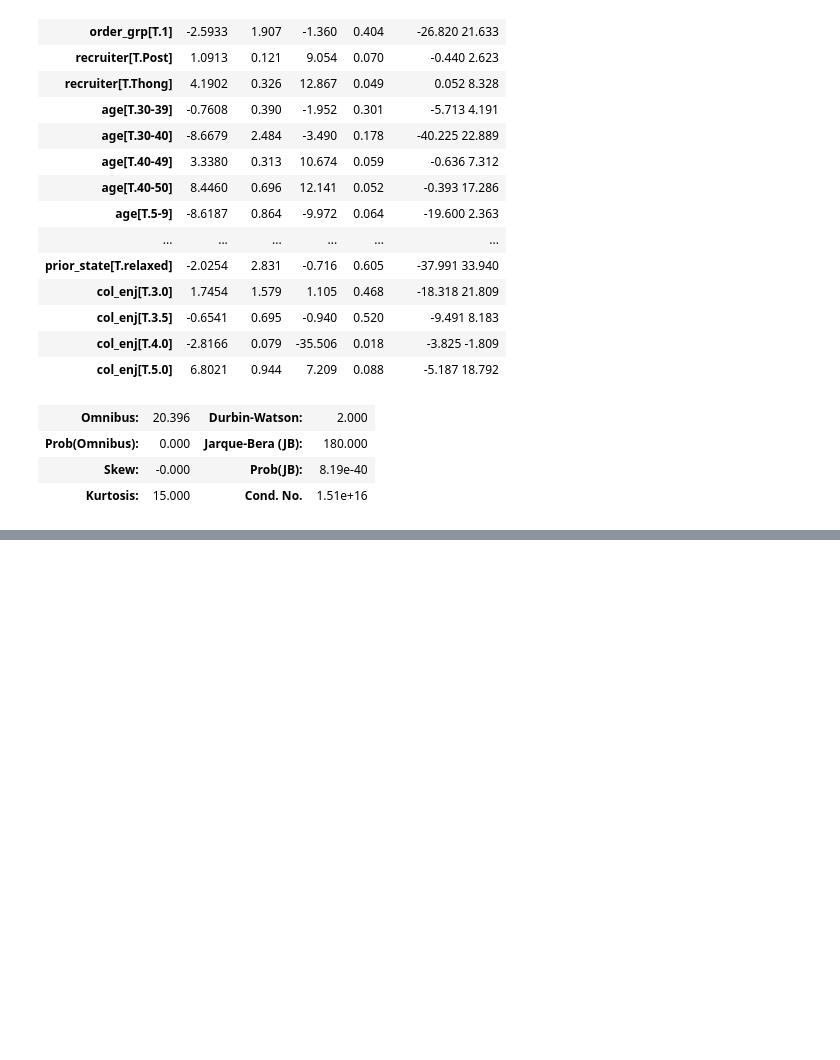
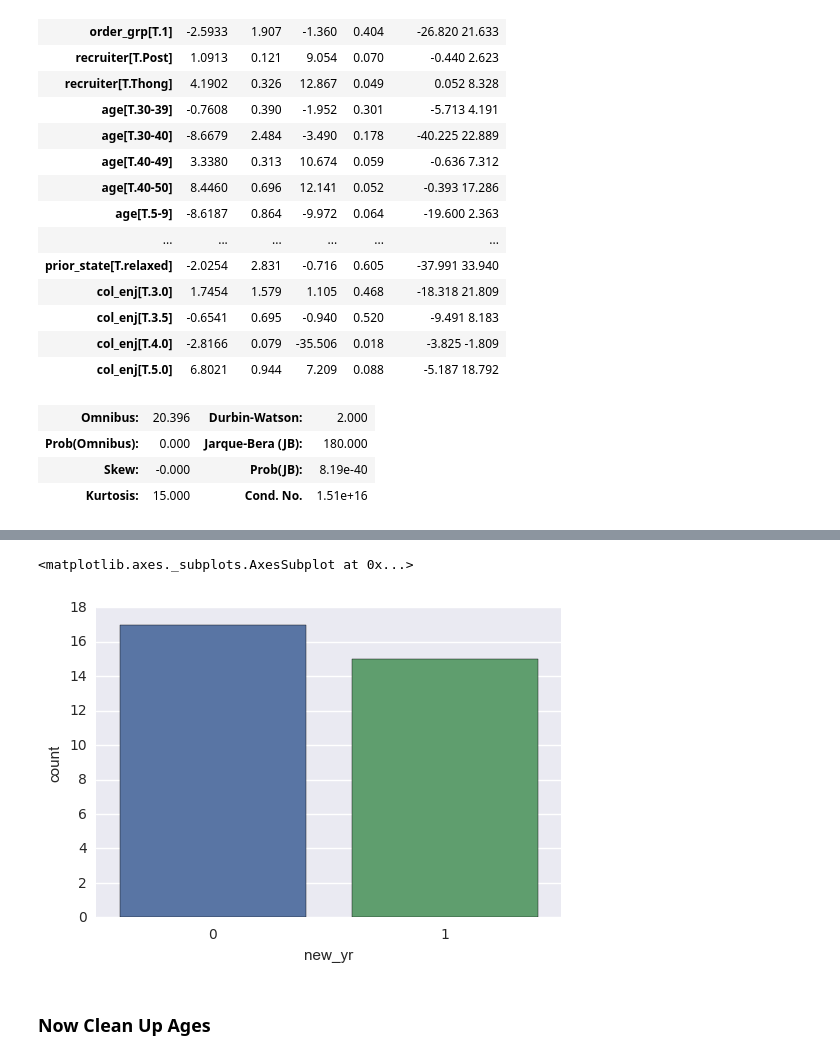
Before and after one commit to thongnbui/MIDS_241_project, a Jupyter notebook: code/Project_Ohm.ipynb, the cells around one changed output, grey strips where cells are left out. Cells and saved outputs as stored; diff of their text form; code cells hidden in the pictures; blank space fills up the shorter version.

```diff
--- a/code/Project_Ohm.ipynb
+++ b/code/Project_Ohm.ipynb
@@ -150,0 +148,20 @@ OLS Regression Results
+# %%
+# Using function for mapping years
+# Played around with different breakdowns, but think this is the most straightforward
+# Corresponds to meditation experience or no meditation experience...
+def yrMap(x):
+    if x<0:
+        return "Error"
+    if x==0:
+        return 0
+    else:
+        return 1
+# %%
+d['new_yr'] = d["Years_practice"].map(yrMap)
+# %%
+sns.countplot(x="new_yr", data=d)
+# %% [output]
+<matplotlib.axes._subplots.AxesSubplot at 0x...>
+[figure, added]
+# %% [markdown]
+### Now Clean Up Ages
```
Also changed, not shown: parts of 21 cells of this notebook.
